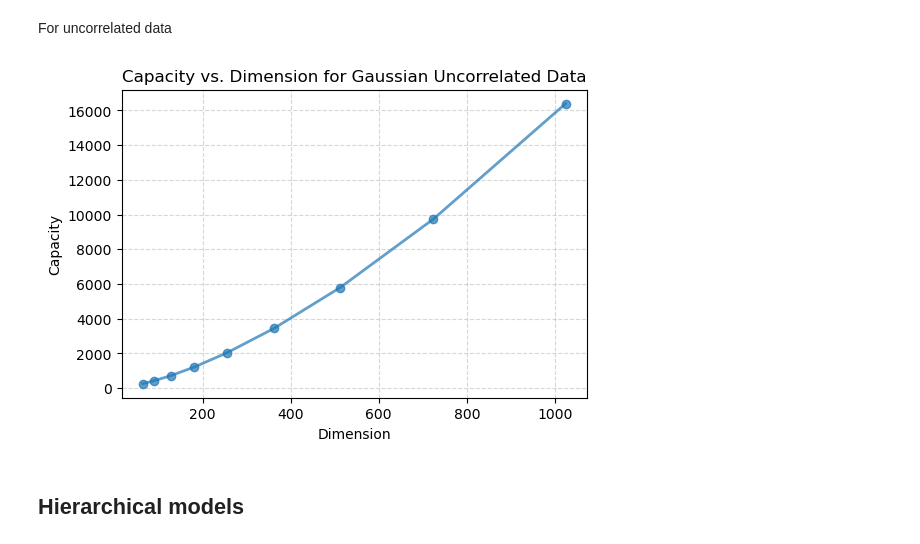
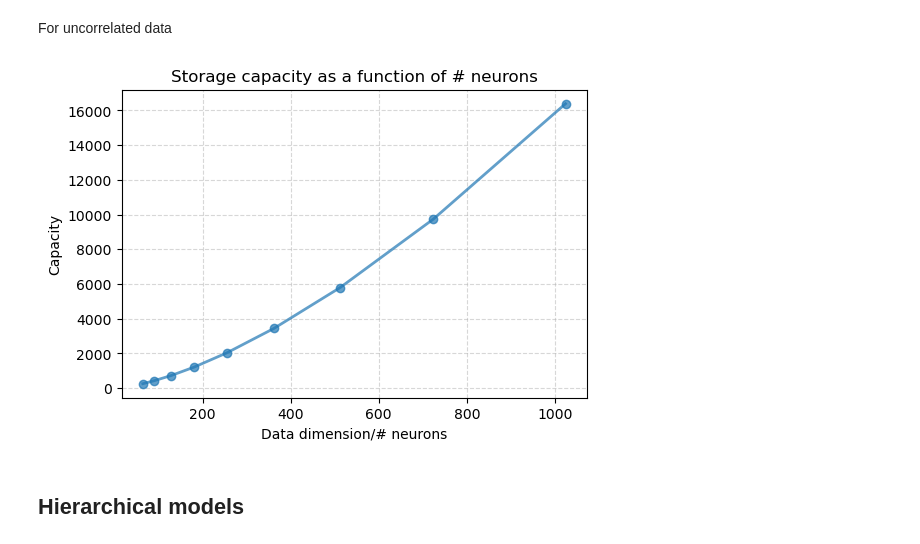
Before and after one commit to ltjed/novelty-detection-pc, a Jupyter notebook: visualization.ipynb, the cells around one changed output. Drawn from its saved outputs; the diff is of its cells as text; code cells hidden in the pictures.

```diff
--- a/visualization.ipynb
+++ b/visualization.ipynb
@@ -410,36 +410,36 @@ if not os.path.exists(pcn_dir):
 
 # Read dimensions and capacities from running capacities.py
 uncor_dimensions = np.load(
     os.path.join(
         pcn_dir,
         f'dimensions_gaussian_b_0.npy'
     )
 )
 uncor_capacities = np.load(
     os.path.join(
         pcn_dir,
         f'capacities_gaussian_b_0.npy'
     )
 )
 
 # Plot loaded dimensions vs. capacities
 fig, ax = plt.subplots(figsize=(6, 4))
 ax.plot(uncor_dimensions, uncor_capacities, '-o', lw=2, alpha=0.7)
-ax.set_xlabel("Dimension")
+ax.set_xlabel("Data dimension/# neurons")
 ax.set_ylabel("Capacity")
-ax.set_title("Capacity vs. Dimension for Gaussian Uncorrelated Data")
+ax.set_title("Storage capacity as a function of # neurons")
 ax.grid(True, linestyle='--', alpha=0.5)
 
 plt.savefig(
     os.path.join(
         pcn_dir,
         f'capacity_vs_dimension_gaussian_b_0.pdf'
     ),
     format='pdf', bbox_inches='tight'
 )
 plt.show()
 # %% [output]
-[figure, old version]
+[figure, new version]
 # %% [markdown]
 ## Hierarchical models
 # %%
```
Also changed, not shown: parts of 10 cells of this notebook, 3 other files.
